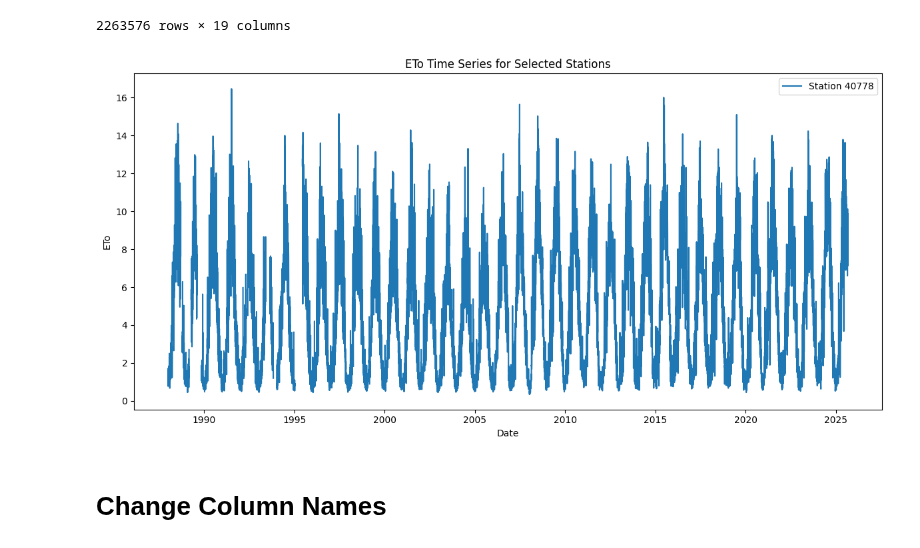
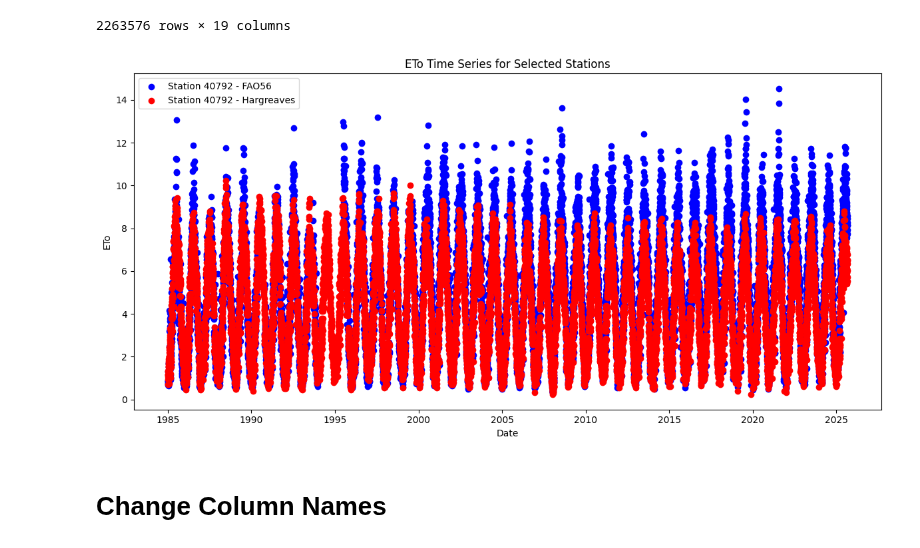
Before and after one commit to shirazialianpooya/panel-data-eto, a Jupyter notebook: src/Python/_02_Calculate_ETo.ipynb, the cells around one changed output. Saved outputs shown, nothing was run; the diff lists cells and outputs as text; code cells hidden in the pictures.

```diff
--- a/src/Python/_02_Calculate_ETo.ipynb
+++ b/src/Python/_02_Calculate_ETo.ipynb
@@ -255,22 +271,24 @@ result
 # %%
 import matplotlib.pyplot as plt
 
-# Select a few station_ids to plot (change as needed)
+# Select a few station_ids to plot (change as needed) + FAO56 and Hargreaves (point and line)
 stations_to_plot = result['station_id'].drop_duplicates().sample(1)
 
 plt.figure(figsize=(12, 6))
 for sid in stations_to_plot:
     station_data = result[result['station_id'] == sid].sort_values('date')
-    plt.plot(station_data['date'], station_data['FAO56'], label=f'Station {sid}')
+    # plt.plot(station_data['date'], station_data['FAO56'], label=f'Station {sid} - FAO56')
+    plt.scatter(station_data['date'], station_data['FAO56'], color='blue', label=f'Station {sid} - FAO56')
+    plt.scatter(station_data['date'], station_data['Hargreaves'], color='red', label=f'Station {sid} - Hargreaves')
 
 plt.xlabel('Date')
 plt.ylabel('ETo')
 plt.title('ETo Time Series for Selected Stations')
 plt.legend()
 plt.tight_layout()
 plt.show()
 # %% [output]
-[figure, old version]
+[figure, new version]
 # %% [markdown]
 # Change Column Names
 # %%
```
Also changed, not shown: parts of 1 cell of this notebook, 2 other files.
